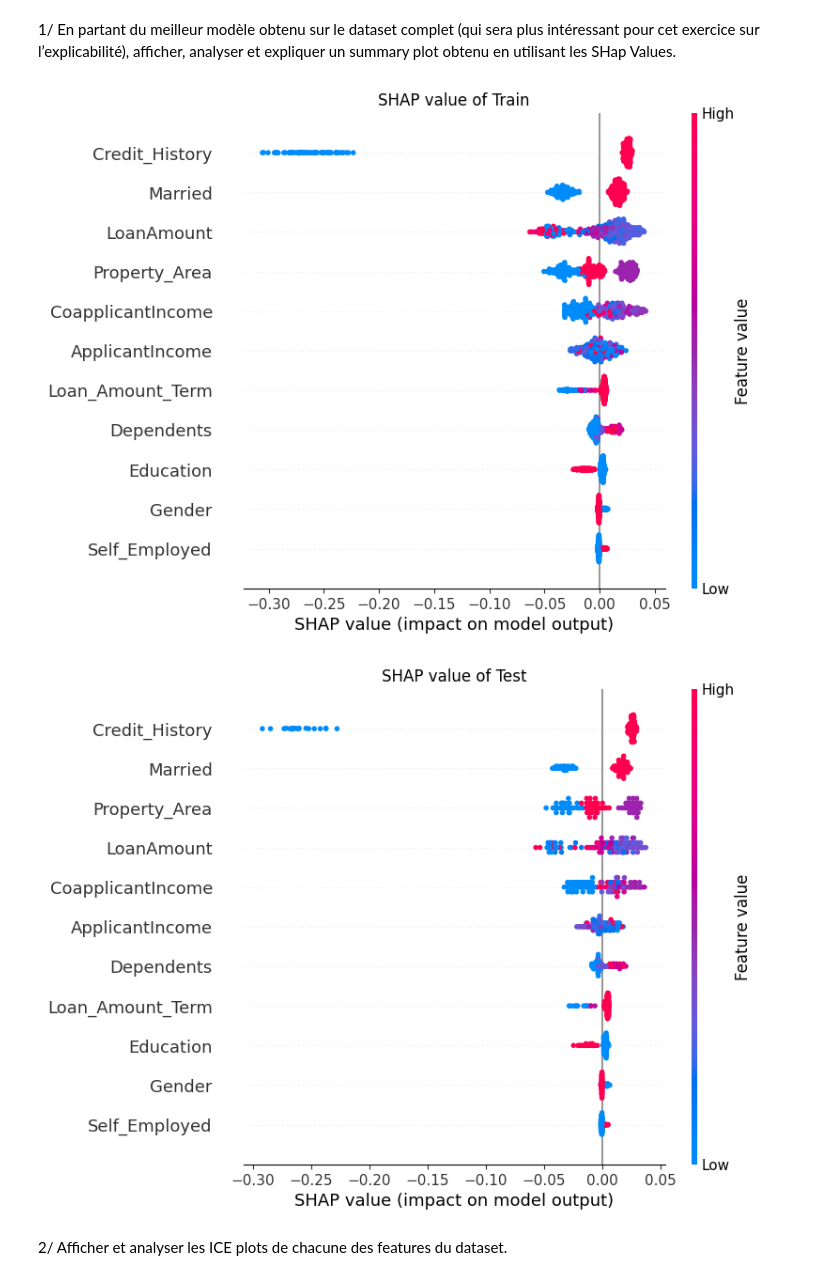
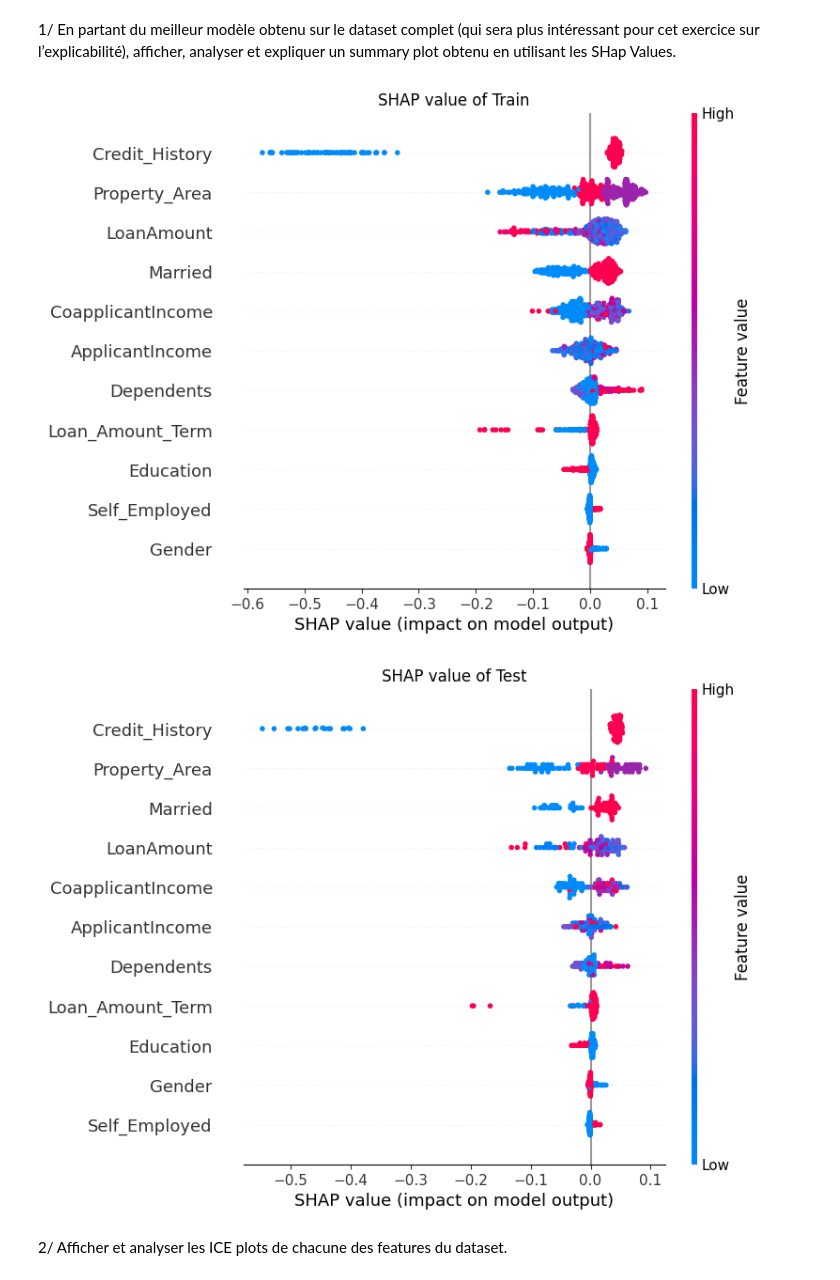
Before and after one commit to ArreCapClassique/M1S2-CM-Analyse-et-visualisation-de-donnees, a Jupyter notebook: TD_ML/TD2/TD2_pipeline.ipynb, the cells around one changed output. Drawn from its saved outputs; the diff is of its cells as text; code cells hidden in the pictures.

```diff
--- a/TD_ML/TD2/TD2_pipeline.ipynb
+++ b/TD_ML/TD2/TD2_pipeline.ipynb
@@ -218,7 +220,7 @@ pipeline_select_feature = Pipeline(
         (
             "feature_selection",
             BorutaFeatureSelector(
-                estimator=RandomForestClassifier(class_weight="balanced")
+                estimator=RandomForestClassifier(class_weight="balanced"), output=True
             ),
         ),
     ]
@@ -361,18 +363,18 @@ pipeline_rf_full = Pipeline(
     ]
 )
 
-rf_full = optimize_hyperparameters(
-    X=X_train_credit_washed,
+pipeline_rf_full = optimize_hyperparameters(
+    X=X_train_credit,
     y=y_train_credit,
     estimator=pipeline_rf_full,
     param_distributions=param_distributions,
-).best_estimator_.named_steps["model"]
+).best_estimator_
 
 plot_confusion_matrix(
-    rf_full,
-    X_train_credit_washed,
+    pipeline_rf_full,
+    X_train_credit,
     y_train_credit,
-    X_test_credit_washed,
+    X_test_credit,
     y_test_credit,
     title="Full Features",
 )
@@ -381,25 +383,31 @@ plot_confusion_matrix(
 # Random forest with selected dataset
 pipeline_rf_simplified = Pipeline(
     steps=[
-        ("washing", build_washing_pipeline(X_train_credit_selected)),
+        ("washing", build_washing_pipeline(X_train_credit)),
+        (
+            "feature_selection",
+            BorutaFeatureSelector(
+                estimator=RandomForestClassifier(class_weight="balanced")
+            ),
+        ),
         ("model", RandomForestClassifier(class_weight="balanced")),
     ]
 )
 
-X_test_credit_selected = X_test_credit_washed[X_train_credit_selected.columns]
+# X_test_credit_selected = X_test_credit_washed[X_train_credit_selected.columns]
 
-rf_simplified = optimize_hyperparameters(
-    X=X_train_credit_selected,
+pipeline_rf_simplified = optimize_hyperparameters(
+    X=X_train_credit,
     y=y_train_credit,
     estimator=pipeline_rf_simplified,
     param_distributions=param_distributions,
-).best_estimator_.named_steps["model"]
+).best_estimator_
 
 plot_confusion_matrix(
-    rf_simplified,
-    X_train_credit_selected,
+    pipeline_rf_simplified,
+    X_train_credit,
     y_train_credit,
-    X_test_credit_selected,
+    X_test_credit,
     y_test_credit,
     title="Selected Features",
 )
@@ -449,29 +457,35 @@ en utilisant les SHap Values.
 # %%
 import shap
 
 
 def explain(model, X_train, X_test):
     explainer = shap.TreeExplainer(model, X_train)
     shap_values_train = explainer(X_train, check_additivity=False)
     shap_values_test = explainer(X_test, check_additivity=False)
 
     shap.summary_plot(shap_values_train[:, :, 1], X_train, show=False)
     plt.title("SHAP value of Train")
     plt.show()
 
     shap.summary_plot(shap_values_test[:, :, 1], X_test, show=False)
     plt.title("SHAP value of Test")
     plt.show()
 
 
+rf_full = pipeline_rf_full.named_steps["model"]
+X_train_credit_washed = pipeline_rf_full.named_steps["washing"].transform(
+    X_train_credit
+)
+X_test_credit_washed = pipeline_rf_full.named_steps["washing"].transform(X_test_credit)
+
 explain(
     model=rf_full,
     X_train=X_train_credit_washed,
     X_test=X_test_credit_washed,
 )
 # %% [output]
-[figure, old version]
+[figure, new version]
-[figure, old version]
+[figure, new version]
 # %% [markdown]
 2/ Afficher et analyser les ICE plots de chacune des features du dataset.
 # %%
```
Also changed, not shown: parts of 4 cells of this notebook.
